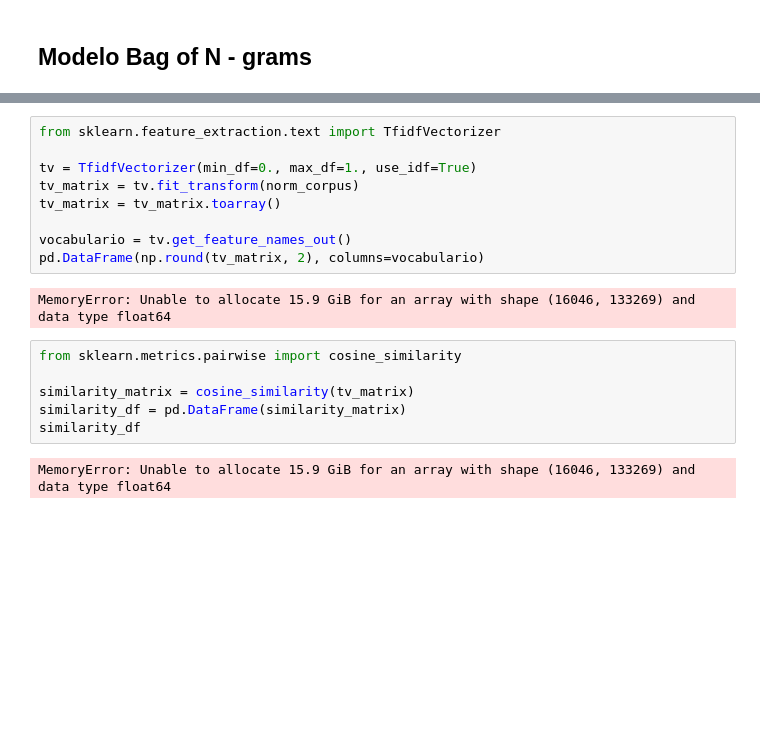
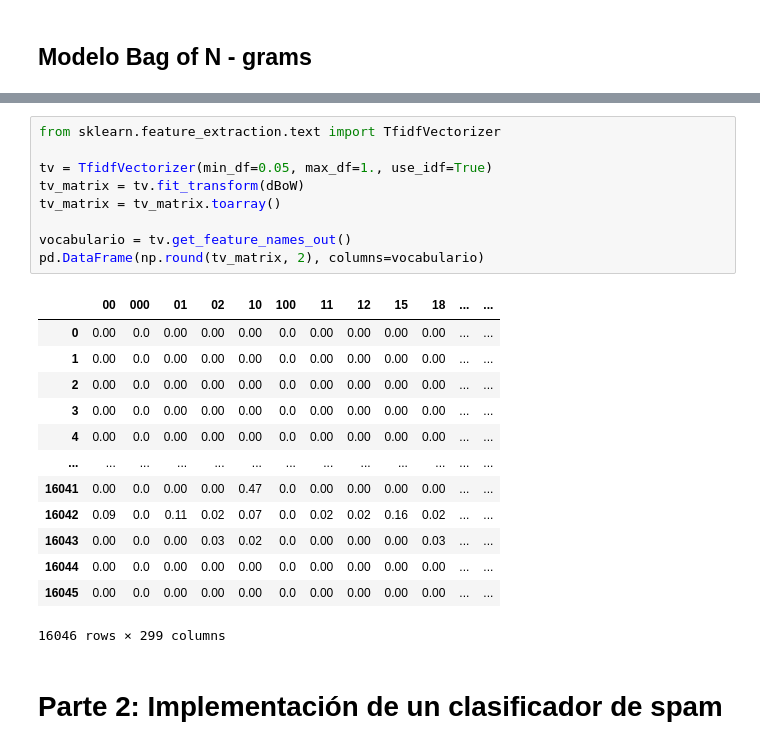
Before and after one commit to Olivverde/Spam-Detection, a Jupyter notebook: SpamDet.ipynb, the cells around one changed output, grey strips where cells are left out. Cells and saved outputs as stored; diff of their text form; blank space fills up the shorter version.

```diff
--- a/SpamDet.ipynb
+++ b/SpamDet.ipynb
@@ -227,19 +305,25 @@ MemoryError: Unable to allocate 130. GiB for an array with shape (16046, 1088458
 # %%
 from sklearn.feature_extraction.text import TfidfVectorizer
 
-tv = TfidfVectorizer(min_df=0., max_df=1., use_idf=True)
-tv_matrix = tv.fit_transform(norm_corpus)
+tv = TfidfVectorizer(min_df=0.05, max_df=1., use_idf=True)
+tv_matrix = tv.fit_transform(dBoW)
 tv_matrix = tv_matrix.toarray()
 
 vocabulario = tv.get_feature_names_out()
 pd.DataFrame(np.round(tv_matrix, 2), columns=vocabulario)
 # %% [output]
+|  | 00 | 000 | 01 | 02 | 10 | 100 | 11 | 12 | 15 | 18 | ... | ... |
+| 0 | 0.00 | 0.0 | 0.00 | 0.00 | 0.00 | 0.0 | 0.00 | 0.00 | 0.00 | 0.00 | ... | ... |
+| 1 | 0.00 | 0.0 | 0.00 | 0.00 | 0.00 | 0.0 | 0.00 | 0.00 | 0.00 | 0.00 | ... | ... |
+| 2 | 0.00 | 0.0 | 0.00 | 0.00 | 0.00 | 0.0 | 0.00 | 0.00 | 0.00 | 0.00 | ... | ... |
+| 3 | 0.00 | 0.0 | 0.00 | 0.00 | 0.00 | 0.0 | 0.00 | 0.00 | 0.00 | 0.00 | ... | ... |
+| 4 | 0.00 | 0.0 | 0.00 | 0.00 | 0.00 | 0.0 | 0.00 | 0.00 | 0.00 | 0.00 | ... | ... |
+| ... | ... | ... | ... | ... | ... | ... | ... | ... | ... | ... | ... | ... |
+| 16041 | 0.00 | 0.0 | 0.00 | 0.00 | 0.47 | 0.0 | 0.00 | 0.00 | 0.00 | 0.00 | ... | ... |
+| 16042 | 0.09 | 0.0 | 0.11 | 0.02 | 0.07 | 0.0 | 0.02 | 0.02 | 0.16 | 0.02 | ... | ... |
+| 16043 | 0.00 | 0.0 | 0.00 | 0.03 | 0.02 | 0.0 | 0.00 | 0.00 | 0.00 | 0.03 | ... | ... |
+| 16044 | 0.00 | 0.0 | 0.00 | 0.00 | 0.00 | 0.0 | 0.00 | 0.00 | 0.00 | 0.00 | ... | ... |
+| 16045 | 0.00 | 0.0 | 0.00 | 0.00 | 0.00 | 0.0 | 0.00 | 0.00 | 0.00 | 0.00 | ... | ... |
-MemoryError: Unable to allocate 15.9 GiB for an array with shape (16046, 133269) and data type float64
+16046 rows × 299 columns
-# %%
-from sklearn.metrics.pairwise import cosine_similarity
-
-similarity_matrix = cosine_similarity(tv_matrix)
-similarity_df = pd.DataFrame(similarity_matrix)
-similarity_df
-# %% [output]
-MemoryError: Unable to allocate 15.9 GiB for an array with shape (16046, 133269) and data type float64
+# %% [markdown]
+# Parte 2: Implementación de un clasificador de spam
```
Also changed, not shown: parts of 33 cells of this notebook, 1 other file.
